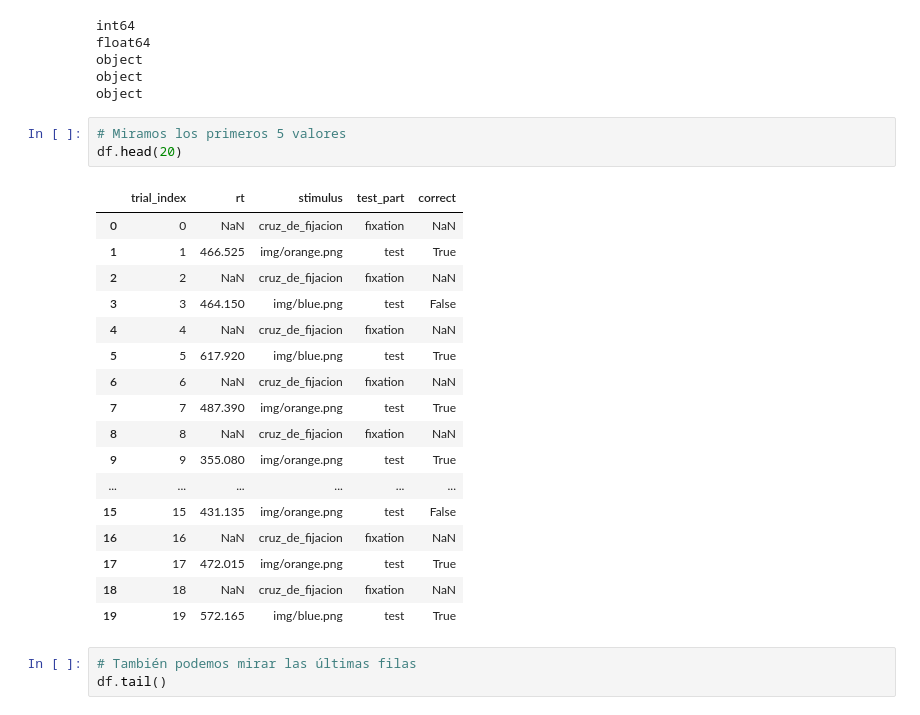
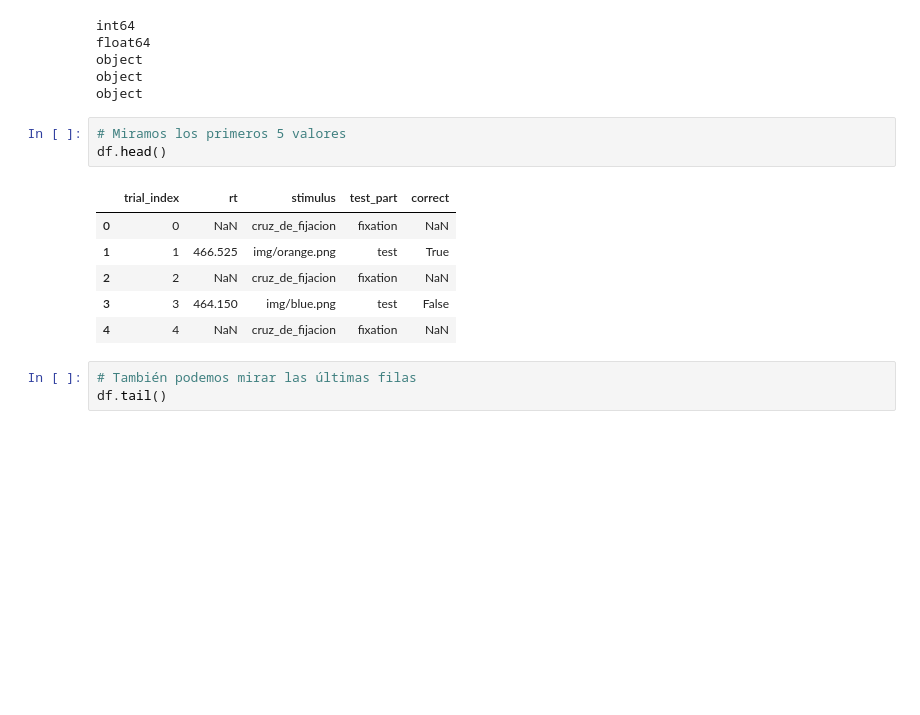
Before and after one commit to gastonbujia/curso-visualizacion-datos-SAN-2022, a Jupyter notebook: notebooks/SAN_dia_1.ipynb, the cells around one changed output. Cells and saved outputs as stored; diff of their text form; blank space fills up the shorter version.

```diff
--- a/notebooks/SAN_dia_1.ipynb
+++ b/notebooks/SAN_dia_1.ipynb
@@ -280,25 +308,14 @@ object
 object
 # %%
 # Miramos los primeros 5 valores
-df.head(20)
+df.head()
 # %% [output]
 |  | trial_index | rt | stimulus | test_part | correct |
 | 0 | 0 | NaN | cruz_de_fijacion | fixation | NaN |
 | 1 | 1 | 466.525 | img/orange.png | test | True |
 | 2 | 2 | NaN | cruz_de_fijacion | fixation | NaN |
 | 3 | 3 | 464.150 | img/blue.png | test | False |
 | 4 | 4 | NaN | cruz_de_fijacion | fixation | NaN |
-| 5 | 5 | 617.920 | img/blue.png | test | True |
-| 6 | 6 | NaN | cruz_de_fijacion | fixation | NaN |
-| 7 | 7 | 487.390 | img/orange.png | test | True |
-| 8 | 8 | NaN | cruz_de_fijacion | fixation | NaN |
-| 9 | 9 | 355.080 | img/orange.png | test | True |
-| ... | ... | ... | ... | ... | ... |
-| 15 | 15 | 431.135 | img/orange.png | test | False |
-| 16 | 16 | NaN | cruz_de_fijacion | fixation | NaN |
-| 17 | 17 | 472.015 | img/orange.png | test | True |
-| 18 | 18 | NaN | cruz_de_fijacion | fixation | NaN |
-| 19 | 19 | 572.165 | img/blue.png | test | True |
 # %%
 # También podemos mirar las últimas filas
 df.tail()
```
Also changed, not shown: parts of 36 cells of this notebook.
